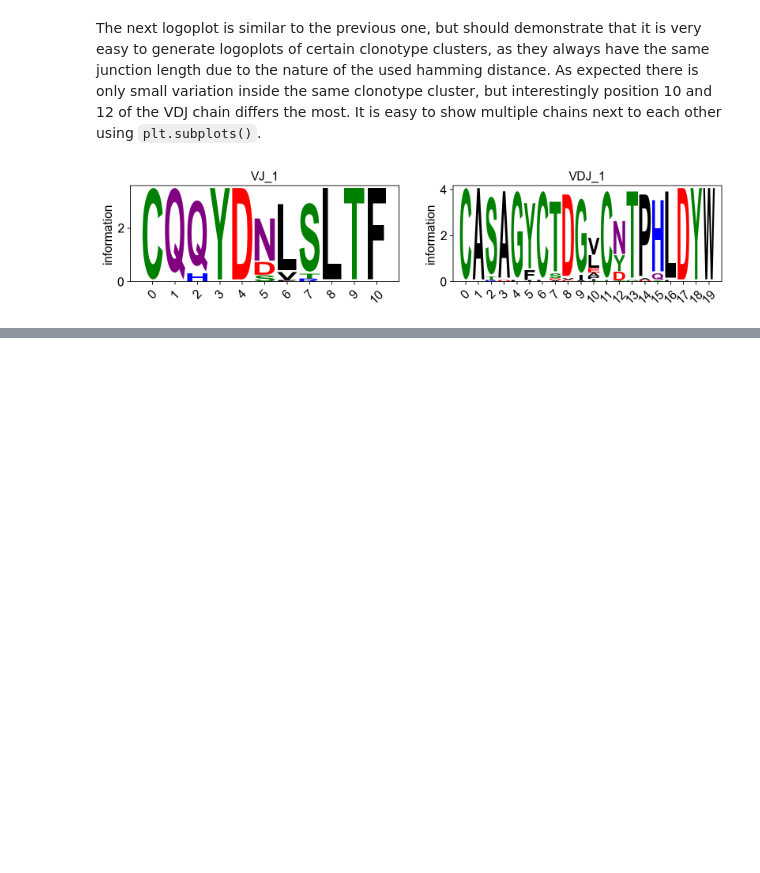
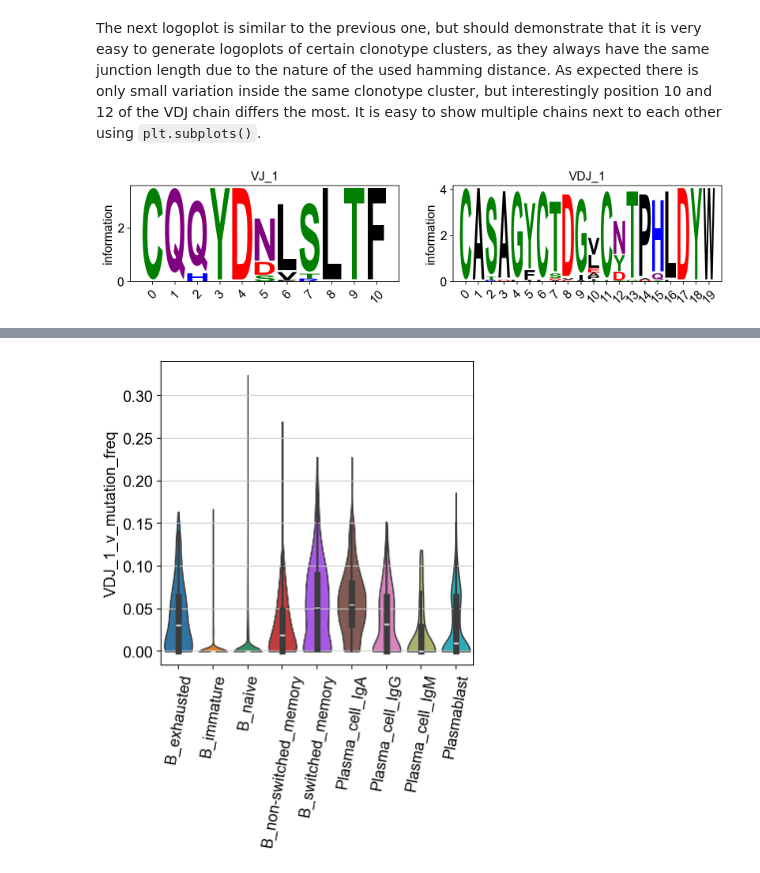
Before and after one commit to scverse/scirpy, a Jupyter notebook: docs/tutorials/tutorial_5k_bcr.ipynb, the cells around one changed output, grey strips where cells are left out. Cells and saved outputs as stored; diff of their text form; code cells hidden in the pictures; blank space fills up the shorter version.

```diff
--- a/docs/tutorials/tutorial_5k_bcr.ipynb
+++ b/docs/tutorials/tutorial_5k_bcr.ipynb
@@ -379,0 +395,7 @@ TODO
+# %%
+with ir.get.airr_context(mdata, "v_mutation_freq"):
+    sc.pl.violin(
+        mdata, ["VDJ_1_v_mutation_freq"], groupby="gex:full_clustering", stripplot=False, inner="box", rotation=80
+    )
+# %% [output]
+[figure, added]
```
Also changed, not shown: parts of 8 cells of this notebook, 7 other files.
